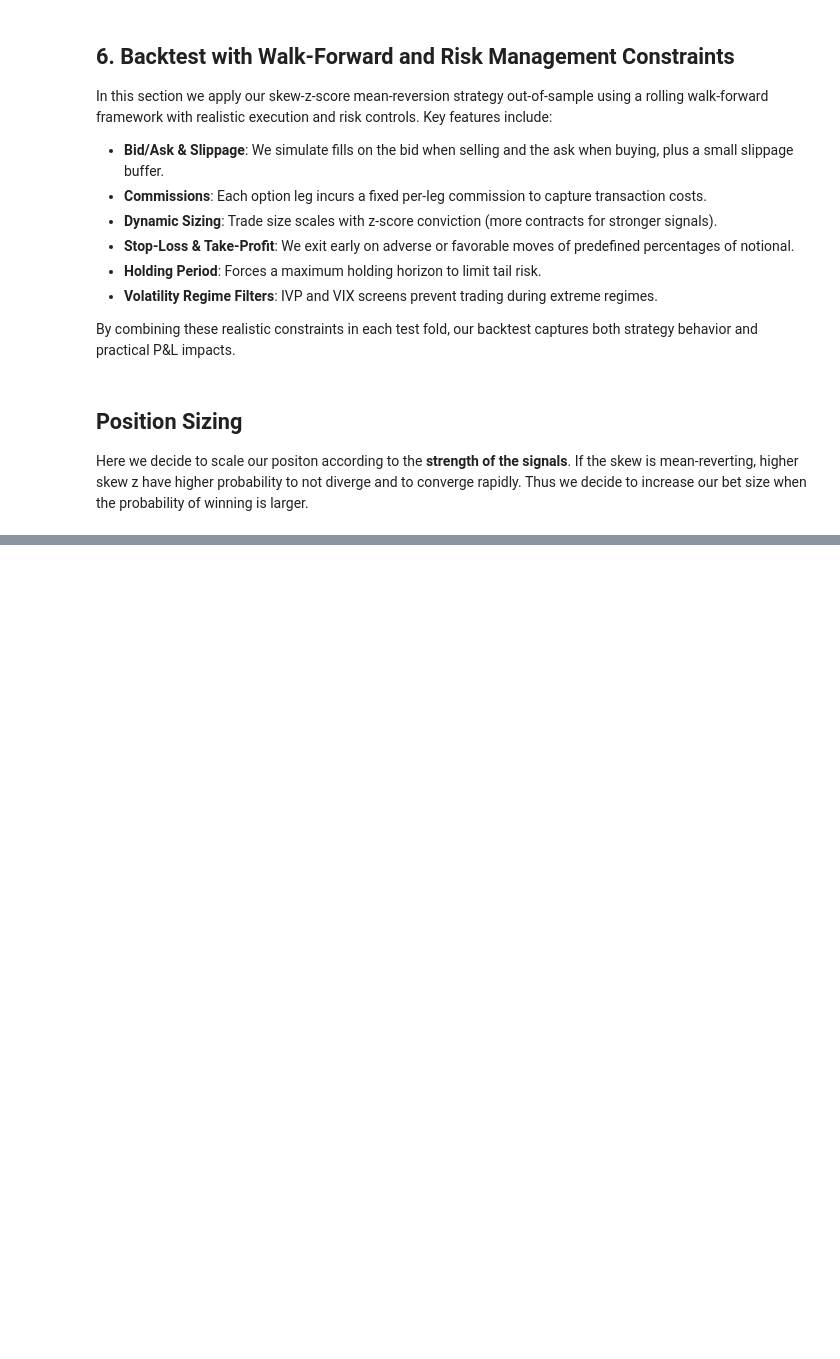
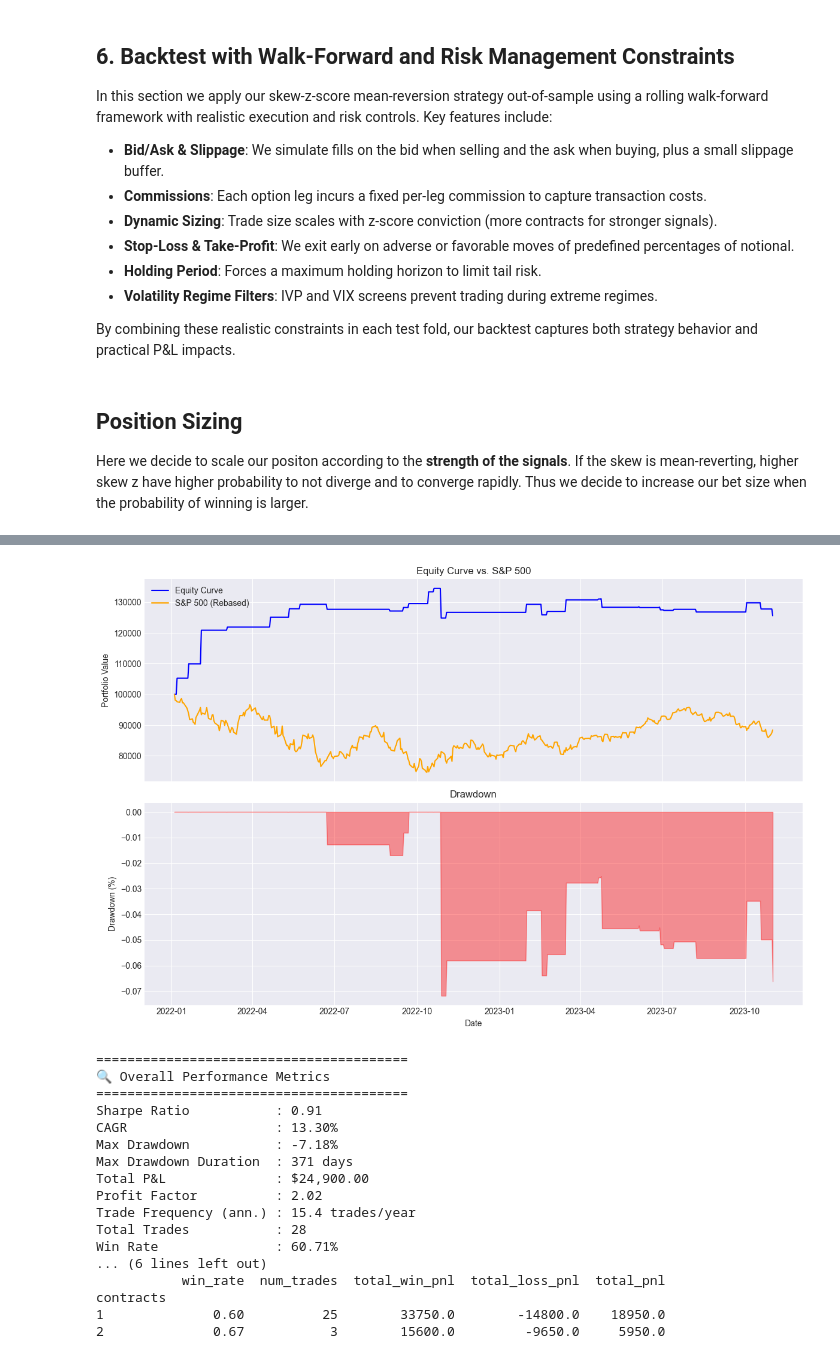
Before and after one commit to anthonymakarewicz/volatility-trading, a Jupyter notebook: skew_trading.ipynb, the cells around one changed output, grey strips where cells are left out. Saved outputs shown, nothing was run; the diff lists cells and outputs as text; code cells hidden in the pictures; blank space fills up the shorter version.

Commit message:
Added composite score for tunign and multiprocessing

```diff
--- a/skew_trading.ipynb
+++ b/skew_trading.ipynb
@@ -1016,6 +1095,21 @@ class VIXFilter(Filter):
     def __init__(self, panic_threshold=25, mom_threshold=0.10):
         self.panic_threshold = panic_threshold
         self.mom_threshold = mom_threshold
+
+    def get_params(self):
+        return {
+            "vixfilter__panic_threshold": self.panic_threshold,
+            "vixfilter__mom_threshold":   self.mom_threshold,
+        }
+
+    def set_params(self, panic_threshold=None, mom_threshold=None, **kwargs):
+        if panic_threshold is not None:
+            self.panic_threshold = panic_threshold
+        if mom_threshold is not None:
+            self.mom_threshold = mom_threshold
+        if kwargs:
+            unexpected = ", ".join(kwargs.keys())
+            raise TypeError(f"Unexpected parameters passed to VIXFilter: {unexpected}")
 
     def apply(self, signals, ctx):
         vix = ctx["vix"]
@@ -1464,0 +1671,44 @@ contracts
+# %%
+skewp_filter = SkewPercentileFilter(lower=20, upper=80)
+ivp_filter = IVPFilter(lower=20, upper=80)
+vix_filter = VIXFilter(panic_threshold=35)
+
+filters = []
+
+z_score_strategy = ZScoreStrategy()
+
+params_grid = {
+    "strategy__window": [21, 42, 60],
+    "strategy__entry": [1.5, 2.0]
+}
+
+bt = Backtester(
+    options, synthetic_skew, vix,
+    z_score_strategy, filters, stepwise_position_sizing,
+    find_viable_dtes, params_grid=params_grid, train_window=252*2
+)
+
+sp500 = options["underlying_last"].groupby("Date").first()
+summary, trades, equity, params = bt.walk_forward()
+
+ph.plot_performance(equity, sp500)
+ph.print_perf_metrics(trades, equity)
+# %% [output]
+[figure, added]
+========================================
+🔍 Overall Performance Metrics
+========================================
+Sharpe Ratio           : 0.91
+CAGR                   : 13.30%
+Max Drawdown           : -7.18%
+Max Drawdown Duration  : 371 days
+Total P&L              : $24,900.00
+Profit Factor          : 2.02
+Trade Frequency (ann.) : 15.4 trades/year
+Total Trades           : 28
+Win Rate               : 60.71%
+... (6 lines left out)
+           win_rate  num_trades  total_win_pnl  total_loss_pnl  total_pnl
+contracts
+1              0.60          25        33750.0        -14800.0    18950.0
+2              0.67           3        15600.0         -9650.0     5950.0
```
Also changed, not shown: parts of 14 cells of this notebook, 1 other file.
